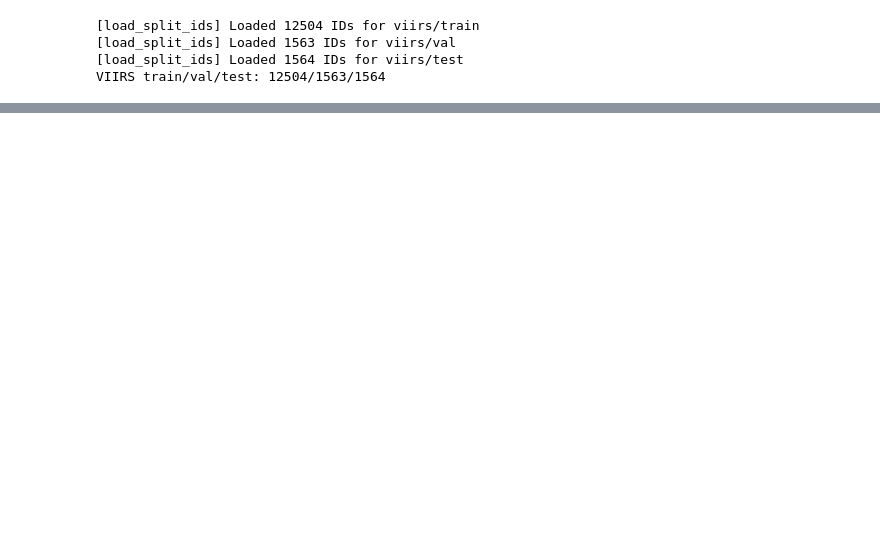
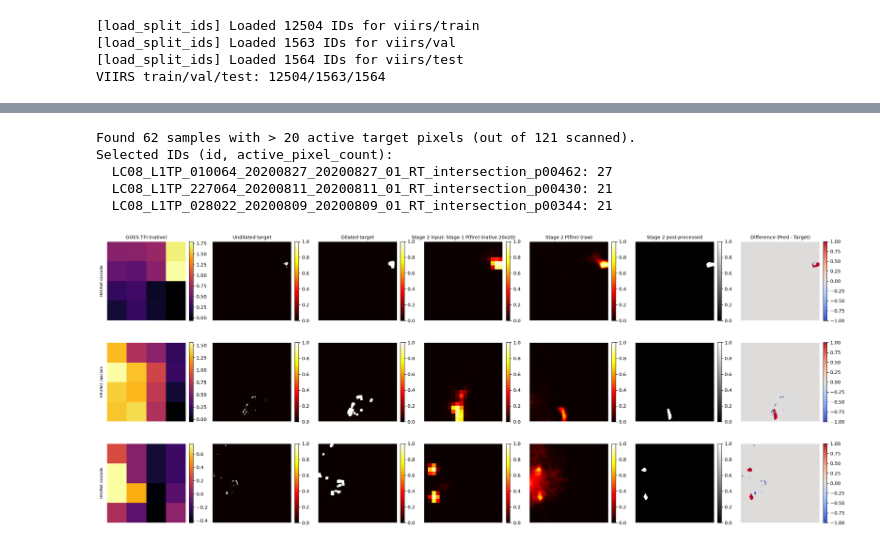
Before and after one commit to ada-th25/irp-th25-azure, a Jupyter notebook: notebooks/explore_results_summary.ipynb, the cells around one changed output, grey strips where cells are left out. Cells and saved outputs as stored; diff of their text form; code cells hidden in the pictures; blank space fills up the shorter version.

```diff
--- a/notebooks/explore_results_summary.ipynb
+++ b/notebooks/explore_results_summary.ipynb
@@ -829,0 +1361,14 @@ VIIRS train/val/test: 12504/1563/1564
+# %%
+with open("../experiments/e2_haunet_cascaded_stage2.YAML") as f:
+    cfg = yaml.safe_load(f)
+
+ids = load_split_ids(cfg["data"]["bucket_name"], cfg["experiment"]["branch"], "test",
+                      cfg["data"]["output_prefix"], cfg["data"].get("splits_dir", "splits"))
+
+ds = WildfireDataset(
+    cfg["data"]["bucket_name"], cfg["data"]["output_prefix"], cfg["experiment"]["branch"],
+    split_ids=ids,
+    goes_mean=cfg["data"].get("goes_mean"), goes_std=cfg["data"].get("goes_std"),
+    use_stage1_pred=cfg["data"].get("use_stage1_pred", False),
+    stage1_pred_key=cfg["data"].get("stage1_pred_key", "stage1_pred"),
+)
@@ -829,0 +1449,37 @@ VIIRS train/val/test: 12504/1563/1564
+# %%
+new_ids = find_ids_with_min_fire_pixels(ds, min_pixels=20, n_ids=3)
+# %% [output]
+Found 62 samples with > 20 active target pixels (out of 121 scanned).
+Selected IDs (id, active_pixel_count):
+  LC08_L1TP_010064_20200827_20200827_01_RT_intersection_p00462: 27
+  LC08_L1TP_227064_20200811_20200811_01_RT_intersection_p00430: 21
+  LC08_L1TP_028022_20200809_20200809_01_RT_intersection_p00344: 21
+# %%
+current_ids= ['LC08_L1TP_001066_20200828_20200828_01_RT_intersection_p00210',
+             'LC08_L1TP_227074_20200811_20200811_01_RT_intersection_p00696',
+             'LC08_L1TP_227072_20200811_20200811_01_RT_intersection_p00812']
+# ['LC08_L1TP_220063_20200810_20200810_01_RT_intersection_p00851',
+#               'LC08_L1TP_227074_20200811_20200811_01_RT_intersection_p00696',
+#               'LC08_L1TP_224080_20200806_20200807_01_RT_intersection_p00790']
+# %%
+# Pick your sample_ids
+ids_to_use = current_ids   # or: new_ids
+
+cascade_result = run_cascade_live(
+    ids_to_use,
+    "../experiments/e2_haunet_cascaded_stage1.YAML",
+    "../checkpoints/e2_haunet_cascaded_stage1_focal_dice/best_val_auprc.pt",
+    "../experiments/e2_haunet_cascaded_stage2.YAML",
+    "../checkpoints/e2_haunet_cascaded_stage2_focal_dice_single_dilated/best_val_auprc.pt",
+    landsat_ds=ds,
+    dilate_target=True, dilation_kernel_size=7,
+)
+
+plot_pipeline_panel(
+    cascade_result,
+    stage2_ds=ds,
+    title_prefix="HAUNet cascade",
+    out=FIG_DIR / "haunet_cascade_single_dilated.png"
+)
+# %% [output]
+[figure, added]
```
Also changed, not shown: parts of 28 cells of this notebook, 7 other files.
